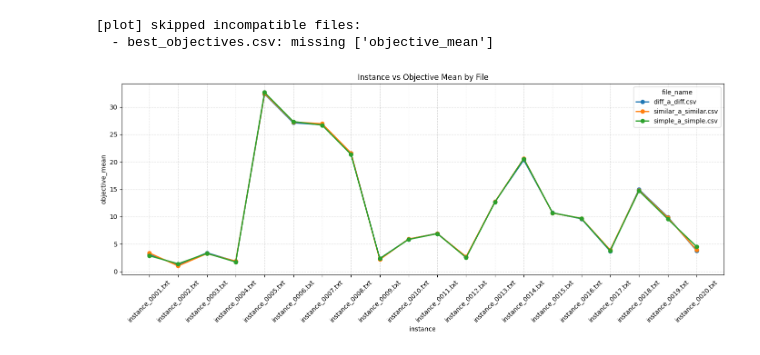
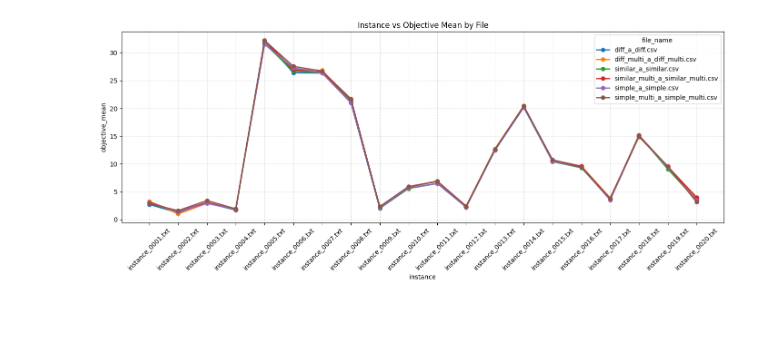
Before and after one commit to tinicius/challenge-sbpo-2025, a Jupyter notebook: src/compare.ipynb, the cells around one changed output. Saved outputs shown, nothing was run; the diff lists cells and outputs as text; code cells hidden in the pictures; blank space fills up the shorter version.

```diff
--- a/src/compare.ipynb
+++ b/src/compare.ipynb
@@ -140,7 +144,7 @@ from pathlib import Path
 import pandas as pd
 import matplotlib.pyplot as plt
 
-folder = Path("../objectives_output")
+folder = Path("../objectives")
 csv_files = sorted(folder.glob("*.csv"))
 if not csv_files:
     raise FileNotFoundError(f"No CSV files found in {folder.resolve()}")
@@ -172,33 +176,31 @@ if skipped_files:
 
 line_table = pd.concat(frames, ignore_index=True)
 
 # Ensure one point per file+instance by aggregating duplicate rows.
 line_table = (
     line_table.groupby(["file_name", "instance", "instance_order"], as_index=False)["objective_mean"]
     .mean()
     .sort_values(["file_name", "instance_order", "instance"])
     .reset_index(drop=True)
 )
 
 fig, ax = plt.subplots(figsize=(14, 6))
 for file_name, group in line_table.groupby("file_name", sort=False):
     ax.plot(
         group["instance"],
         group["objective_mean"],
         marker="o",
         linewidth=2,
         label=file_name,
     )
 
 ax.set_title("Instance vs Objective Mean by File")
 ax.set_xlabel("instance")
 ax.set_ylabel("objective_mean")
 ax.tick_params(axis="x", rotation=45)
 ax.grid(True, linestyle="--", alpha=0.4)
 ax.legend(title="file_name")
 plt.tight_layout()
 plt.show()
 # %% [output]
-[plot] skipped incompatible files:
-  - best_objectives.csv: missing ['objective_mean']
-[figure, old version]
+[figure, new version]
```
Also changed, not shown: parts of 1 cell of this notebook, 5 other files.
